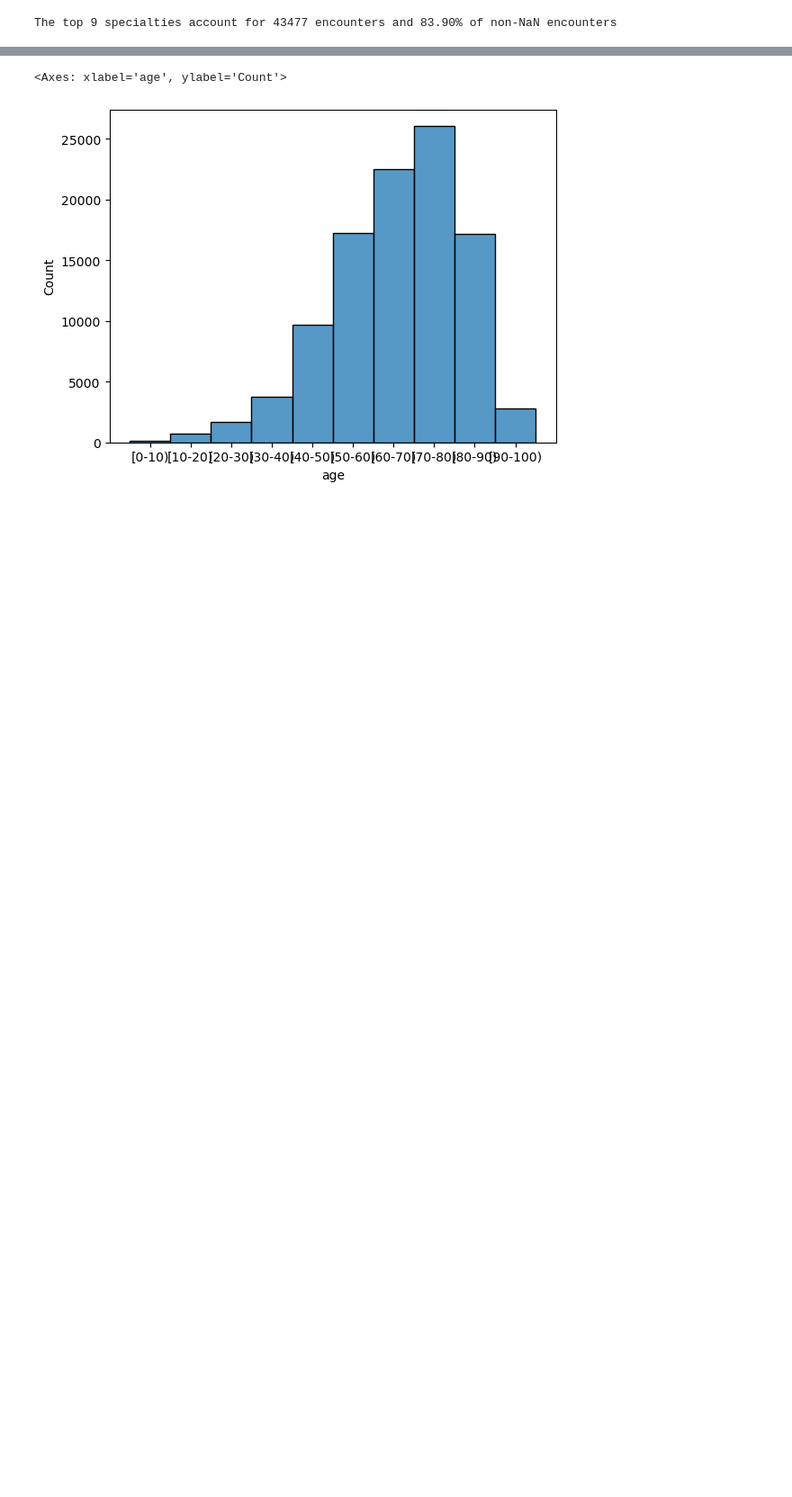
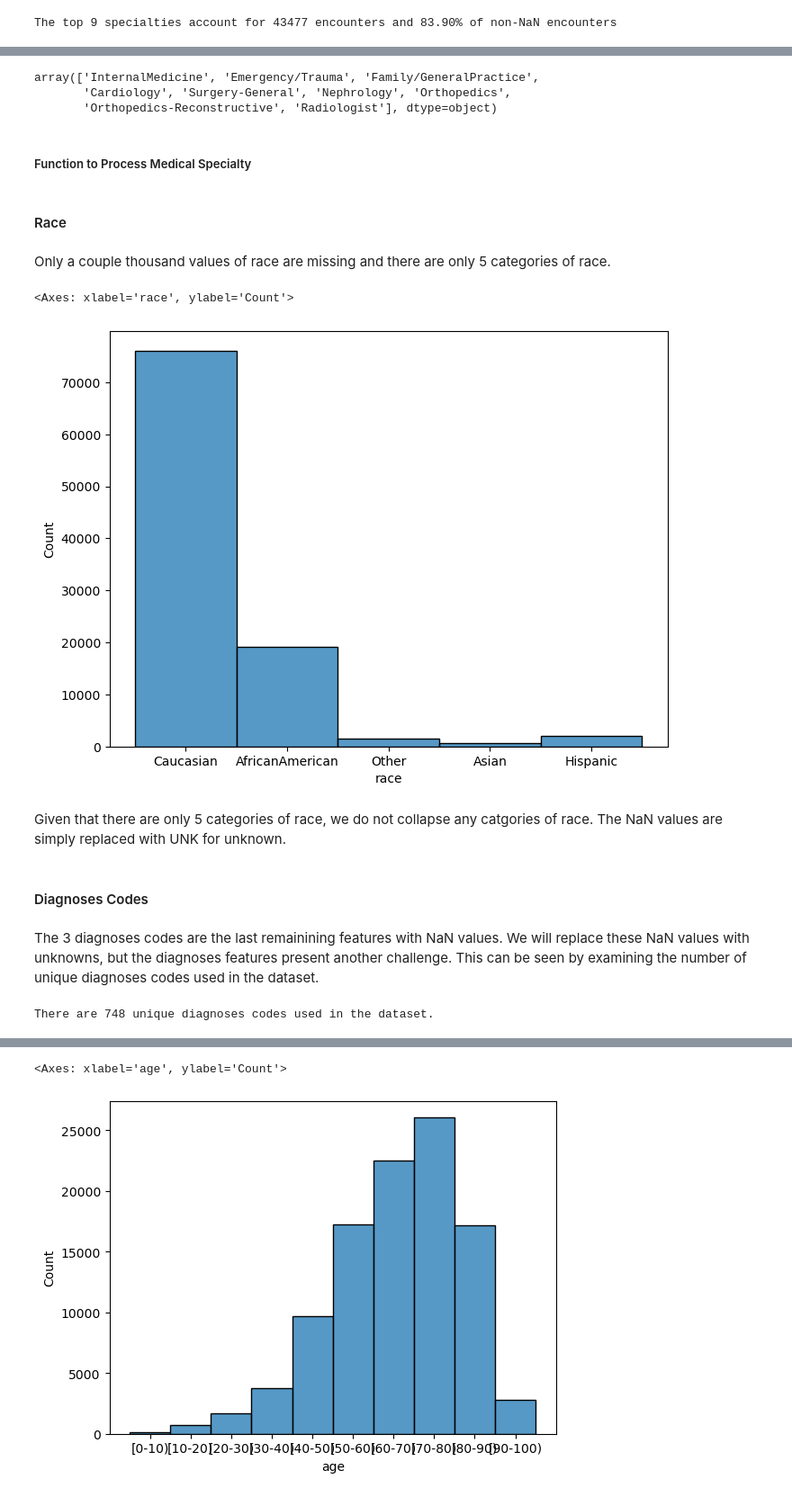
Before and after one commit to stevenworthington/cs109a_final_project, a Jupyter notebook: milestones/ms4/MS4_data_agg.ipynb, the cells around one changed output, grey strips where cells are left out. Shown at 90% size. Saved outputs shown, nothing was run; the diff lists cells and outputs as text; code cells hidden in the pictures; blank space fills up the shorter version.

Commit message:
adding med spec, diag code work

```diff
--- a/milestones/ms4/MS4_data_agg.ipynb
+++ b/milestones/ms4/MS4_data_agg.ipynb
@@ -130,0 +148,9 @@ The top 9 specialties account for 43477 encounters and 83.90% of non-NaN encount
+# %%
+frequent_specialties = df_encounters['medical_specialty'].value_counts().index[:9].values
+frequent_specialties
+# %% [output]
+array(['InternalMedicine', 'Emergency/Trauma', 'Family/GeneralPractice',
+       'Cardiology', 'Surgery-General', 'Nephrology', 'Orthopedics',
+       'Orthopedics-Reconstructive', 'Radiologist'], dtype=object)
+# %% [markdown]
+<h5> Function to Process Medical Specialty </h5>
@@ -130,0 +166,12 @@ The top 9 specialties account for 43477 encounters and 83.90% of non-NaN encount
+# %% [markdown]
+<h4> Race </h4>
+# %% [markdown]
+Only a couple thousand values of race are missing and there are only 5 categories of race.
+# %%
+fig, axs = plt.subplots(1,1, figsize=(8, 6))
+sns.histplot(df_encounters['race'], ax=axs)
+# %% [output]
+<Axes: xlabel='race', ylabel='Count'>
+[figure, added]
+# %% [markdown]
+Given that there are only 5 categories of race, we do not collapse any catgories of race. The NaN values are simply replaced with UNK for unknown.
@@ -130,0 +184,13 @@ The top 9 specialties account for 43477 encounters and 83.90% of non-NaN encount
+# %% [markdown]
+<h4> Diagnoses Codes </h4>
+# %% [markdown]
+The 3 diagnoses codes are the last remainining features with NaN values. We will replace these NaN values with unknowns, but the diagnoses features present another challenge. This can be seen by examining the number of unique diagnoses codes used in the dataset.
+# %%
+num_diag1 = df_encounters['diag_1'].value_counts().shape[0]
+num_diag2 = df_encounters['diag_2'].value_counts().shape[0]
+num_diag3 = df_encounters['diag_2'].value_counts().shape[0]
+max_diags = max(num_diag1, num_diag2, num_diag3)
+
+print(f'There are {max_diags} unique diagnoses codes used in the dataset.')
+# %% [output]
+There are 748 unique diagnoses codes used in the dataset.
```
Also changed, not shown: parts of 13 cells of this notebook.
